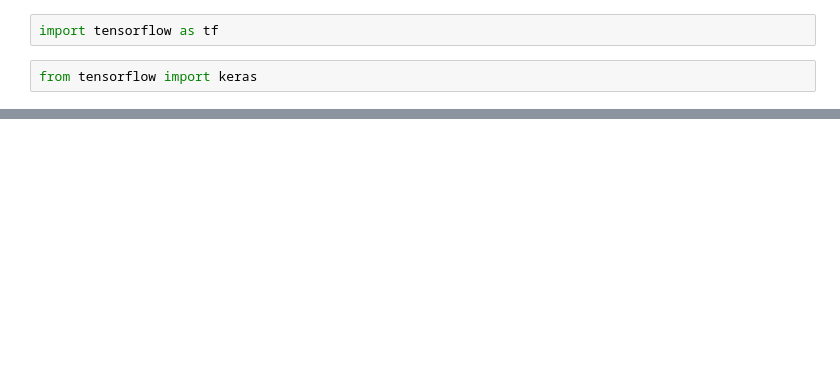
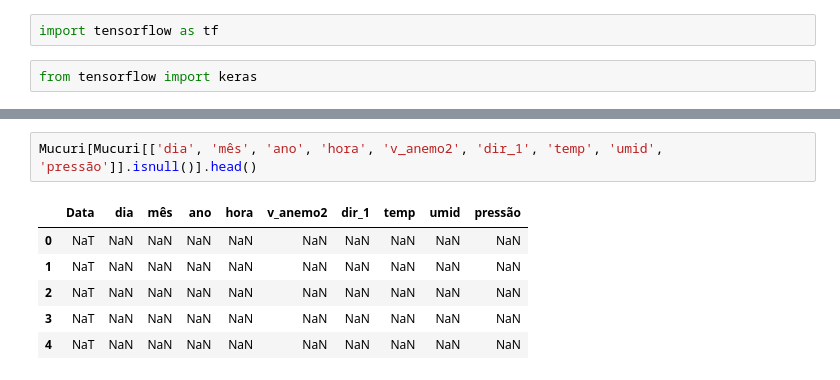
Before and after one commit to ythasla/data, a Jupyter notebook: FirstActivity.ipynb, the cells around one changed output, grey strips where cells are left out. Saved outputs shown, nothing was run; the diff lists cells and outputs as text; blank space fills up the shorter version.

```diff
--- a/FirstActivity.ipynb
+++ b/FirstActivity.ipynb
@@ -24,0 +43,9 @@ TypeError: list indices must be integers or slices, not tuple
+# %%
+Mucuri[Mucuri[['dia', 'mês', 'ano', 'hora', 'v_anemo2', 'dir_1', 'temp', 'umid', 'pressão']].isnull()].head()
+# %% [output]
+|  | Data | dia | mês | ano | hora | v_anemo2 | dir_1 | temp | umid | pressão |
+| 0 | NaT | NaN | NaN | NaN | NaN | NaN | NaN | NaN | NaN | NaN |
+| 1 | NaT | NaN | NaN | NaN | NaN | NaN | NaN | NaN | NaN | NaN |
+| 2 | NaT | NaN | NaN | NaN | NaN | NaN | NaN | NaN | NaN | NaN |
+| 3 | NaT | NaN | NaN | NaN | NaN | NaN | NaN | NaN | NaN | NaN |
+| 4 | NaT | NaN | NaN | NaN | NaN | NaN | NaN | NaN | NaN | NaN |
```
Also changed, not shown: parts of 14 cells of this notebook.
